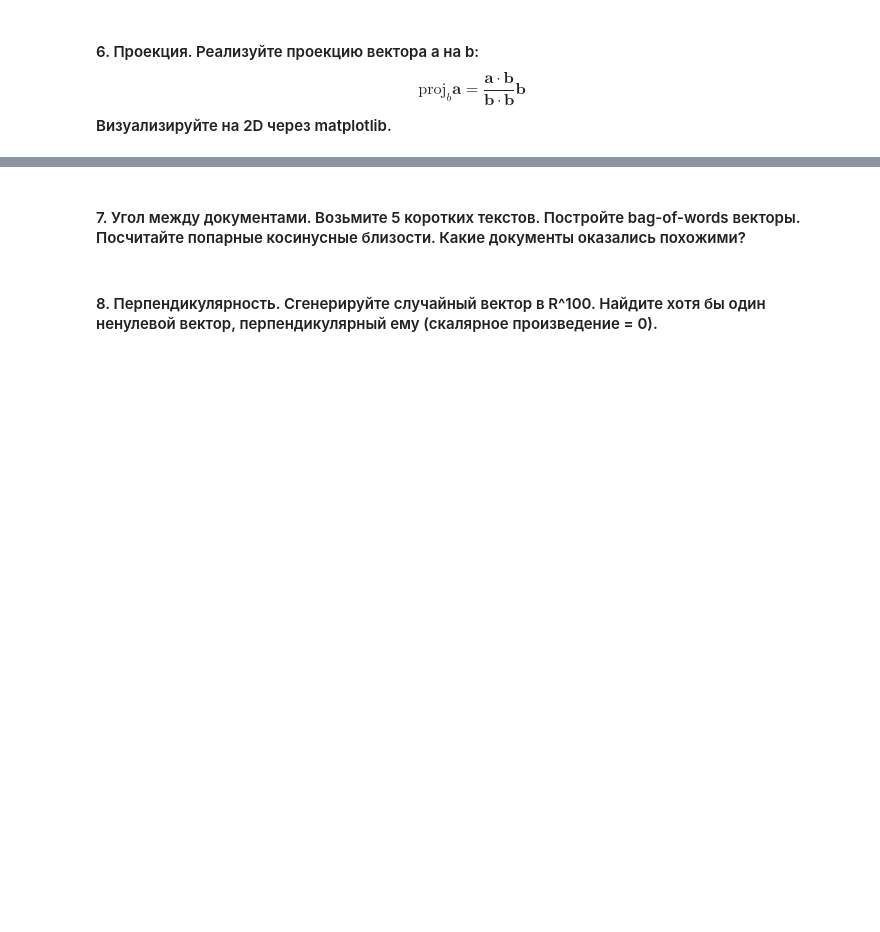
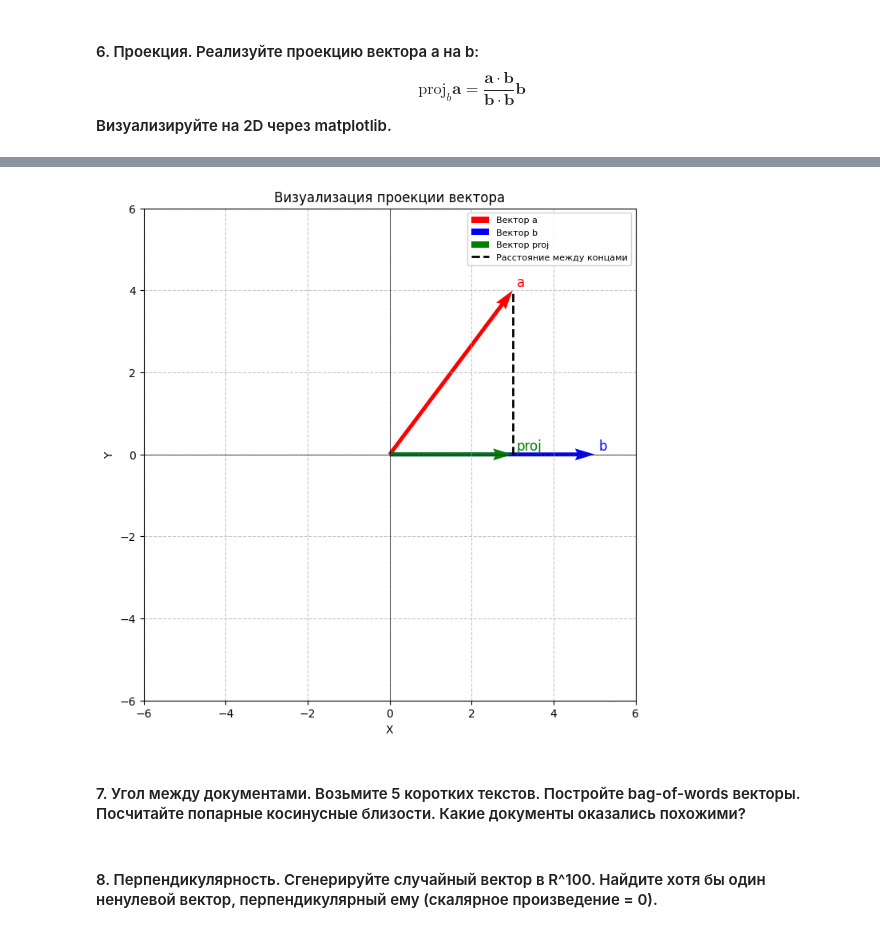
Before and after one commit to EvgenyManyak/math-for-ml-solutions, a Jupyter notebook: lessons/lesson_01/solutions.ipynb, the cells around one changed output, grey strips where cells are left out. Cells and saved outputs as stored; diff of their text form; code cells hidden in the pictures; blank space fills up the shorter version.

```diff
--- a/lessons/lesson_01/solutions.ipynb
+++ b/lessons/lesson_01/solutions.ipynb
@@ -210,3 +237,63 @@ print('Длина нормализованного:', np.linalg.norm(normalize(v
+# %%
+def visualize_projection(a, b, proj):
+    fig, ax = plt.subplots(figsize=(8, 8))  # Создаем фигуру и оси
+    ax.set_aspect('equal')  # Устанвливаем равные масштабы по осям
+    ax.grid(True, linestyle='--', alpha=0.7)  # Добавляем сетку для наглядности
+
+    # Подписи осей
+    ax.set_xlabel('X')
+    ax.set_ylabel('Y')
+    ax.set_title('Визуализация проекции вектора')
+
+    # Определяем границы графика с запасом
+    all_vectors = np.array([a, b, proj])
+    max_val = np.abs(all_vectors).max() * 1.2
+    ax.set_xlim(- max_val, max_val)
+    ax.set_ylim(- max_val, max_val)
+
+    # Добавляем оси X и Y через начало координат
+    ax.axhline(y=0, color='k', linewidth=0.5)
+    ax.axvline(x=0, color='k', linewidth=0.5)
+
+    # Рисуем вектор a (стрелка от начала координат)
+    ax.quiver(0, 0, a[0], a[1],
+                 angles='xy', scale_units='xy', scale=1,
+                 color='red', label='Вектор a', width=0.008)
+
+    # Рисуем вектор b (стрелка от начала координат)
+    ax.quiver(0, 0, b[0], b[1],
+                 angles='xy', scale_units='xy', scale=1,
+                 color='blue', label='Вектор b', width=0.008)
+
+    # Рисуем вектор proj (стрелка от начала координат)
+    ax.quiver(0, 0, proj[0], proj[1],
+                 angles='xy', scale_units='xy', scale=1,
+                 color='green', label='Вектор proj', width=0.008)
+
+    # Рисуем пунктирную линию от конца proj до конца a
+    ax.plot([proj[0], a[0]], [proj[1], a[1]],
+               'k--', linewidth=2, label='Расстояние между концами')
+
+    # Добавляем подписи векторов
+    ax.text(a[0] + 0.1, a[1] + 0.1, 'a', fontsize=12, color='red')
+    ax.text(b[0] + 0.1, b[1] + 0.1, 'b', fontsize=12, color='blue')
+    ax.text(proj[0] + 0.1, proj[1] + 0.1, 'proj', fontsize=12, color='green')
+
+    ax.legend(fontsize=8, loc='upper right', framealpha=0.9)  # Добавляем легенду
+    plt.show()  # Показываем график
+
+if __name__ == '__main__':
+    # Задаём тестовые векторы
+    a = np.array([3, 4])
+    b = np.array([5, 0])
+    # Вычисляем проекцию (пример)
+    scalar = np.dot(a, b) / np.dot(b, b)
+    proj = scalar * b
+
+    # Визуализируем
+    visualize_projection(a, b, proj)
+# %% [output]
+[figure, added]
 # %% [markdown]
 #### 7. Угол между документами. Возьмите 5 коротких текстов. Постройте bag-of-words векторы. Посчитайте попарные косинусные близости. Какие документы оказались похожими?
 # %% [markdown]
```
Also changed, not shown: parts of 4 cells of this notebook.
